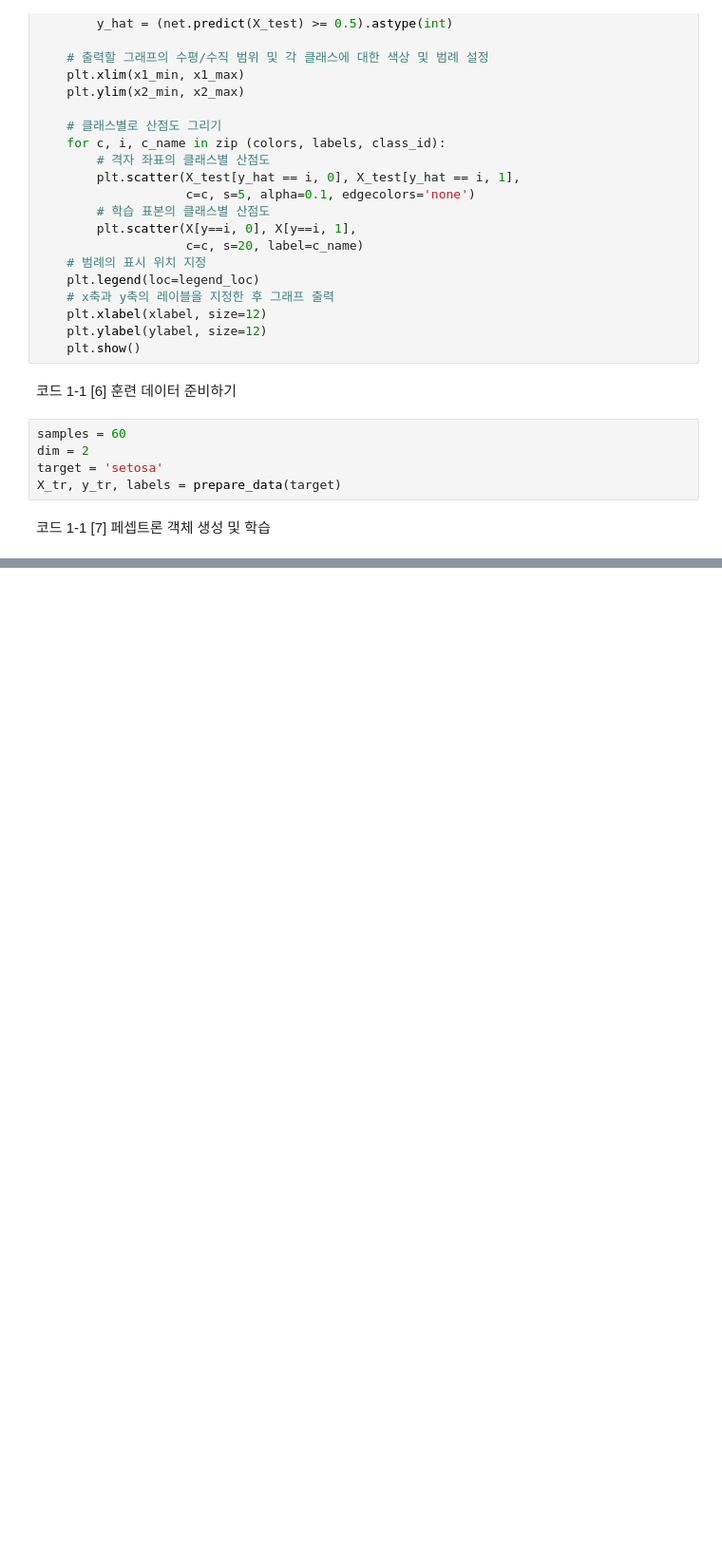
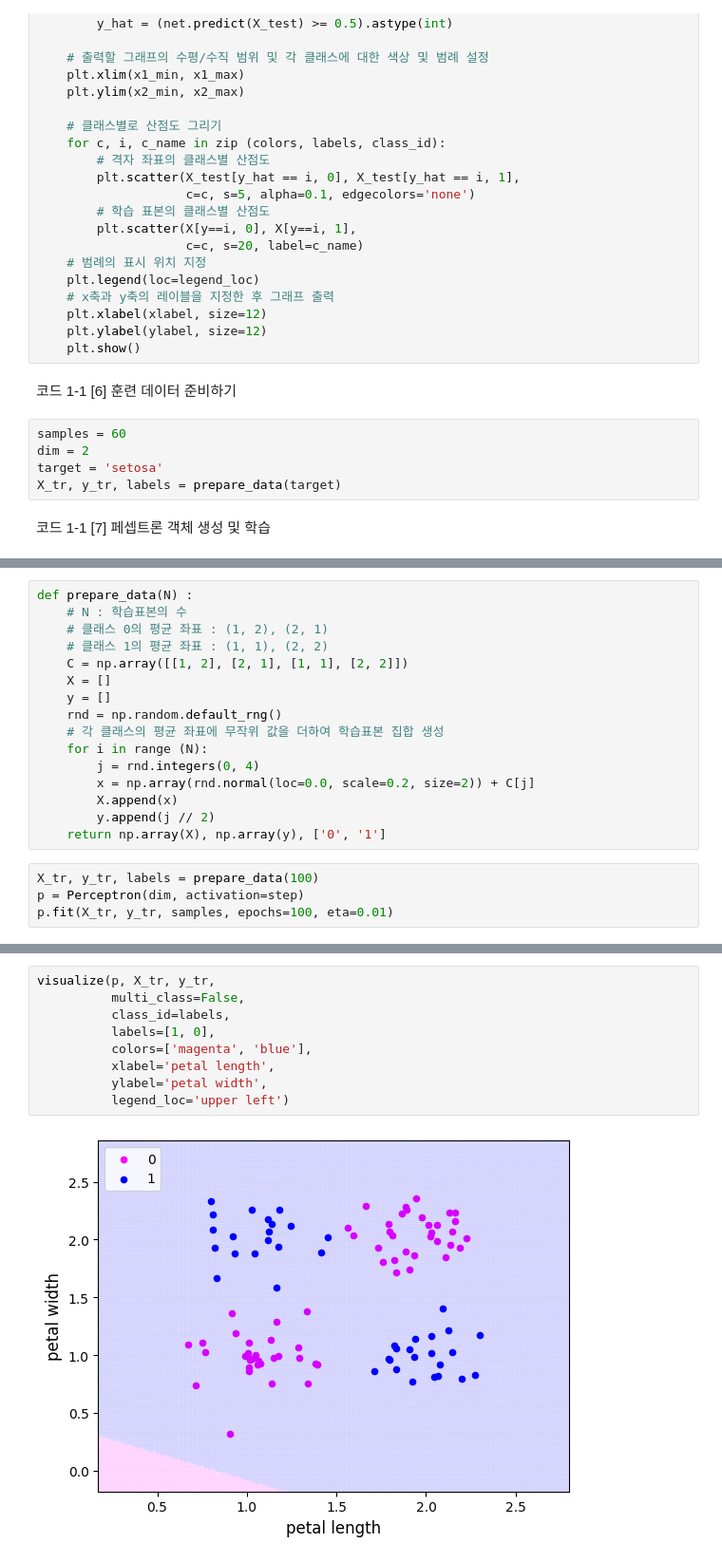
Before and after one commit to rickiepark/knou_deep_learning, a Jupyter notebook: 01.ipynb, the cells around one changed output, grey strips where cells are left out. Shown: that part at 95% size. Saved outputs shown, nothing was run; the diff lists cells and outputs as text; blank space fills up the shorter version.

```diff
--- a/01.ipynb
+++ b/01.ipynb
@@ -154,0 +195,20 @@ visualize(p, X_tr, y_tr,
+# %%
+def prepare_data(N) :
+    # N : 학습표본의 수
+    # 클래스 0의 평균 좌표 : (1, 2), (2, 1)
+    # 클래스 1의 평균 좌표 : (1, 1), (2, 2)
+    C = np.array([[1, 2], [2, 1], [1, 1], [2, 2]])
+    X = []
+    y = []
+    rnd = np.random.default_rng()
+    # 각 클래스의 평균 좌표에 무작위 값을 더하여 학습표본 집합 생성
+    for i in range (N):
+        j = rnd.integers(0, 4)
+        x = np.array(rnd.normal(loc=0.0, scale=0.2, size=2)) + C[j]
+        X.append(x)
+        y.append(j // 2)
+    return np.array(X), np.array(y), ['0', '1']
+# %%
+X_tr, y_tr, labels = prepare_data(100)
+p = Perceptron(dim, activation=step)
+p.fit(X_tr, y_tr, samples, epochs=100, eta=0.01)
@@ -154,0 +233,11 @@ visualize(p, X_tr, y_tr,
+# %%
+visualize(p, X_tr, y_tr,
+          multi_class=False,
+          class_id=labels,
+          labels=[1, 0],
+          colors=['magenta', 'blue'],
+          xlabel='petal length',
+          ylabel='petal width',
+          legend_loc='upper left')
+# %% [output]
+[figure, added]
```
Also changed, not shown: parts of 8 cells of this notebook.
